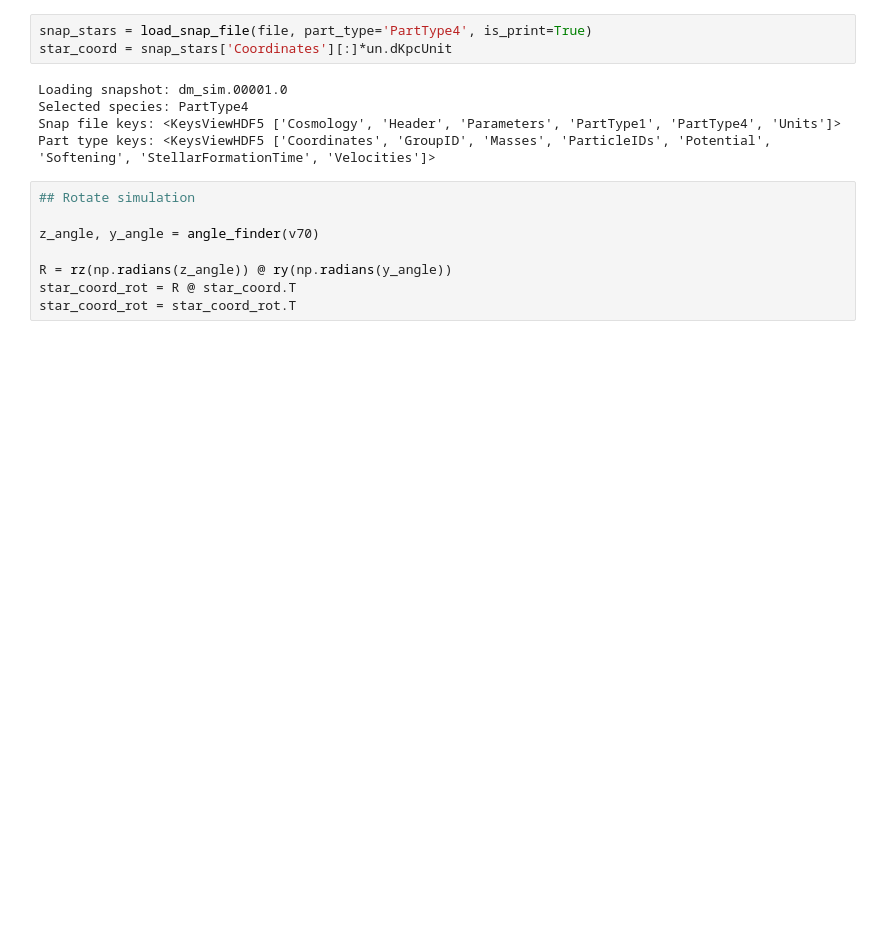
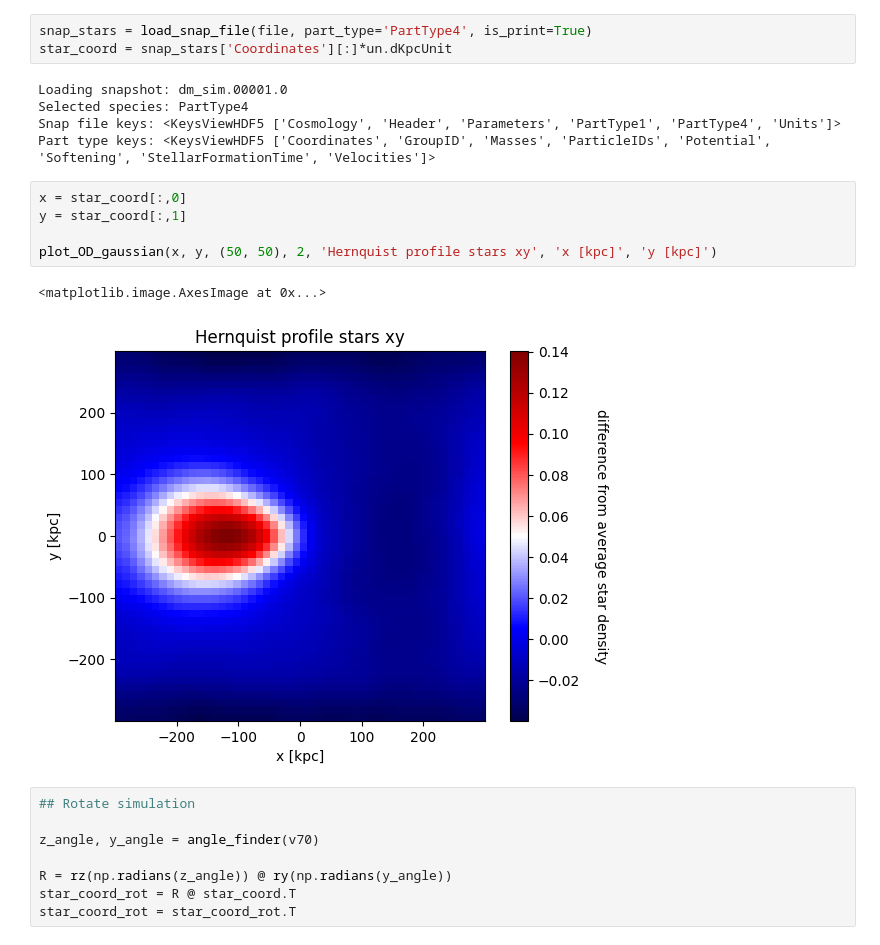
Before and after one commit to TheArchAstronomer/My_thesis, a Jupyter notebook: Hernquist_profile.ipynb, the cells around one changed output. Drawn from its saved outputs; the diff is of its cells as text; blank space fills up the shorter version.

```diff
--- a/Hernquist_profile.ipynb
+++ b/Hernquist_profile.ipynb
@@ -69,6 +70,14 @@ Loading snapshot: dm_sim.00001.0
 Selected species: PartType4
 Snap file keys: <KeysViewHDF5 ['Cosmology', 'Header', 'Parameters', 'PartType1', 'PartType4', 'Units']>
 Part type keys: <KeysViewHDF5 ['Coordinates', 'GroupID', 'Masses', 'ParticleIDs', 'Potential', 'Softening', 'StellarFormationTime', 'Velocities']>
+# %%
+x = star_coord[:,0]
+y = star_coord[:,1]
+
+plot_OD_gaussian(x, y, (50, 50), 2, 'Hernquist profile stars xy', 'x [kpc]', 'y [kpc]')
+# %% [output]
+<matplotlib.image.AxesImage at 0x...>
+[figure, added]
 # %%
 ## Rotate simulation
 
```
Also changed, not shown: parts of 2 cells of this notebook.
